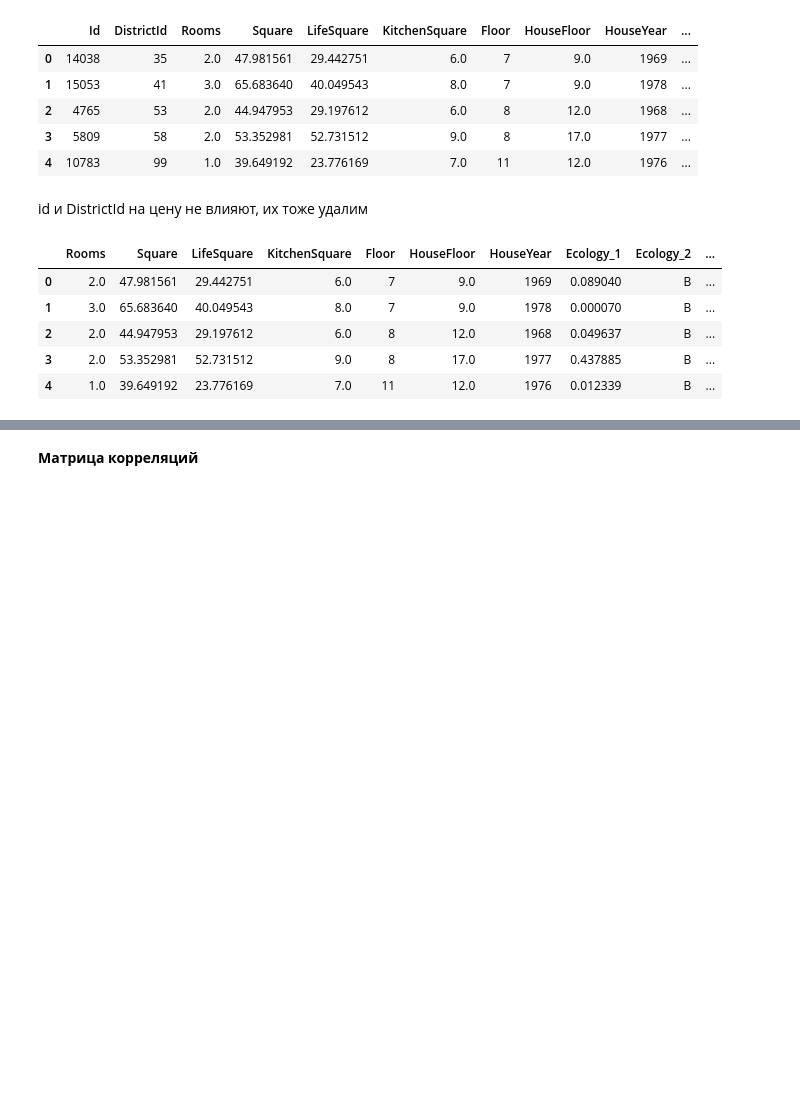
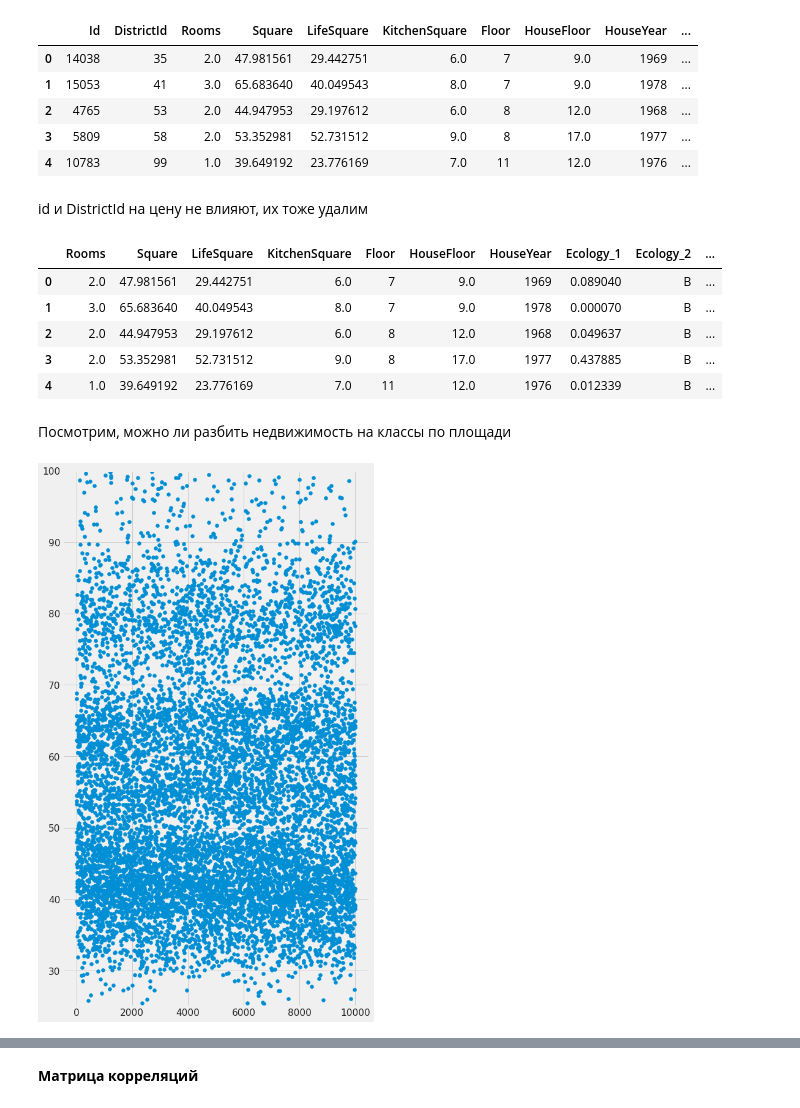
Before and after one commit to mogilyoy/house_cost_prediction, a Jupyter notebook: main.ipynb, the cells around one changed output, grey strips where cells are left out. Saved outputs shown, nothing was run; the diff lists cells and outputs as text; code cells hidden in the pictures; blank space fills up the shorter version.

```diff
--- a/main.ipynb
+++ b/main.ipynb
@@ -259,3 +309,13 @@ df.head()
 | 2 | 2.0 | 44.947953 | 29.197612 | 6.0 | 8 | 12.0 | 1968 | 0.049637 | B | ... |
 | 3 | 2.0 | 53.352981 | 52.731512 | 9.0 | 8 | 17.0 | 1977 | 0.437885 | B | ... |
 | 4 | 1.0 | 39.649192 | 23.776169 | 7.0 | 11 | 12.0 | 1976 | 0.012339 | B | ... |
+# %% [markdown]
+Посмотрим, можно ли разбить недвижимость на классы по площади
+# %%
+plt.figure(figsize=(8, 15))
+
+plt.scatter(df.index, df['Square'])
+plt.ylim([25, 100])
+plt.show()
+# %% [output]
+[figure, added]
```
Also changed, not shown: parts of 81 cells of this notebook, 4 other files.
